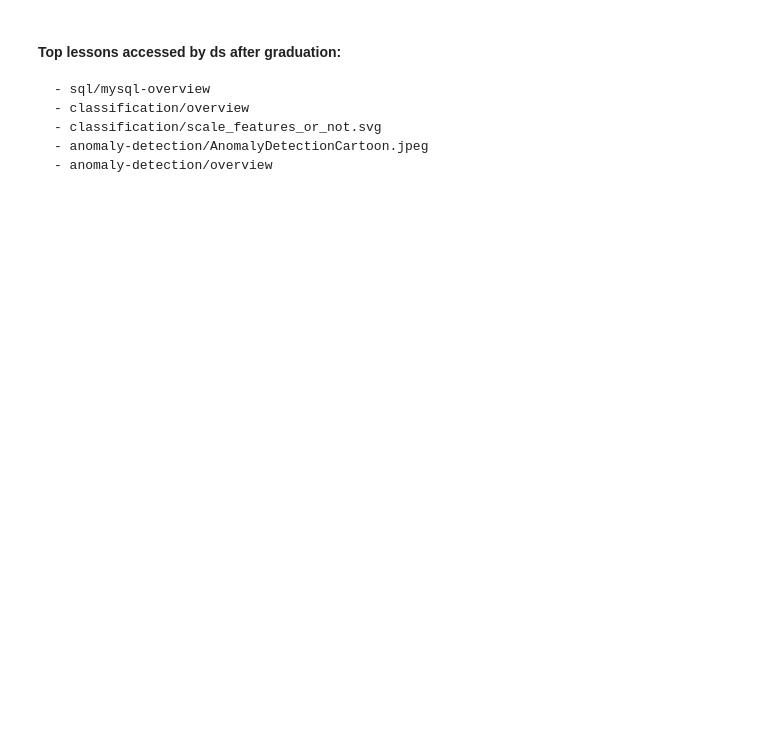
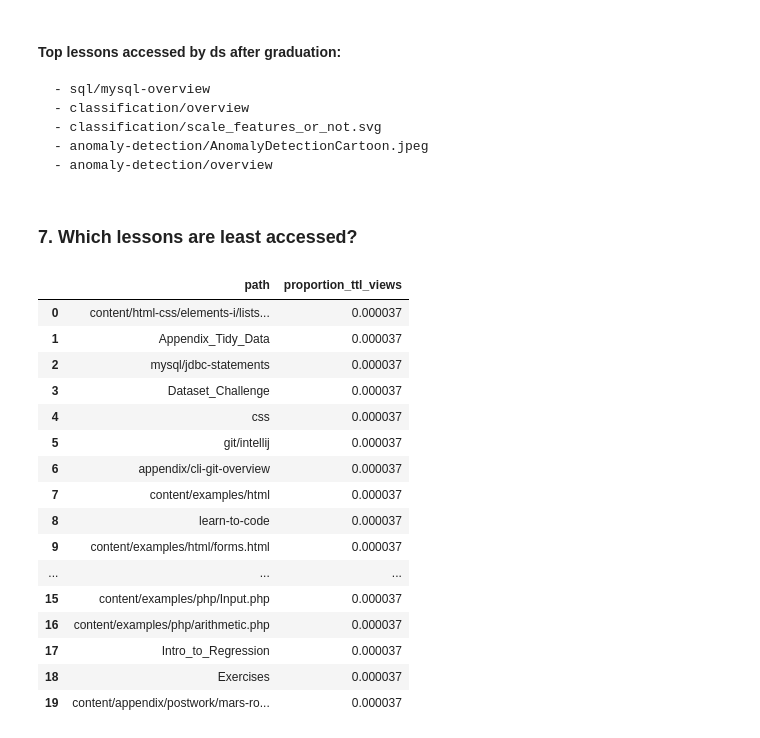
Before and after one commit to corey-baughman/016_anomaly_detection_project, a Jupyter notebook: explore.ipynb, the cells around one changed output. Drawn from its saved outputs; the diff is of its cells as text; code cells hidden in the pictures; blank space fills up the shorter version.

```diff
--- a/explore.ipynb
+++ b/explore.ipynb
@@ -751,3 +783,25 @@ e.top_lessons_by_program(ds)
     - classification/scale_features_or_not.svg
     - anomaly-detection/AnomalyDetectionCartoon.jpeg
     - anomaly-detection/overview
+# %% [markdown]
+### 7. Which lessons are least accessed?
+# %%
+e.bottom_lessons_by_program(wd1)
+# %% [output]
+|  | path | proportion_ttl_views |
+| 0 | content/html-css/elements-i/lists... | 0.000037 |
+| 1 | Appendix_Tidy_Data | 0.000037 |
+| 2 | mysql/jdbc-statements | 0.000037 |
+| 3 | Dataset_Challenge | 0.000037 |
+| 4 | css | 0.000037 |
+| 5 | git/intellij | 0.000037 |
+| 6 | appendix/cli-git-overview | 0.000037 |
+| 7 | content/examples/html | 0.000037 |
+| 8 | learn-to-code | 0.000037 |
+| 9 | content/examples/html/forms.html | 0.000037 |
+| ... | ... | ... |
+| 15 | content/examples/php/Input.php | 0.000037 |
+| 16 | content/examples/php/arithmetic.php | 0.000037 |
+| 17 | Intro_to_Regression | 0.000037 |
+| 18 | Exercises | 0.000037 |
+| 19 | content/appendix/postwork/mars-ro... | 0.000037 |
```
Also changed, not shown: parts of 29 cells of this notebook, 2 other files.
